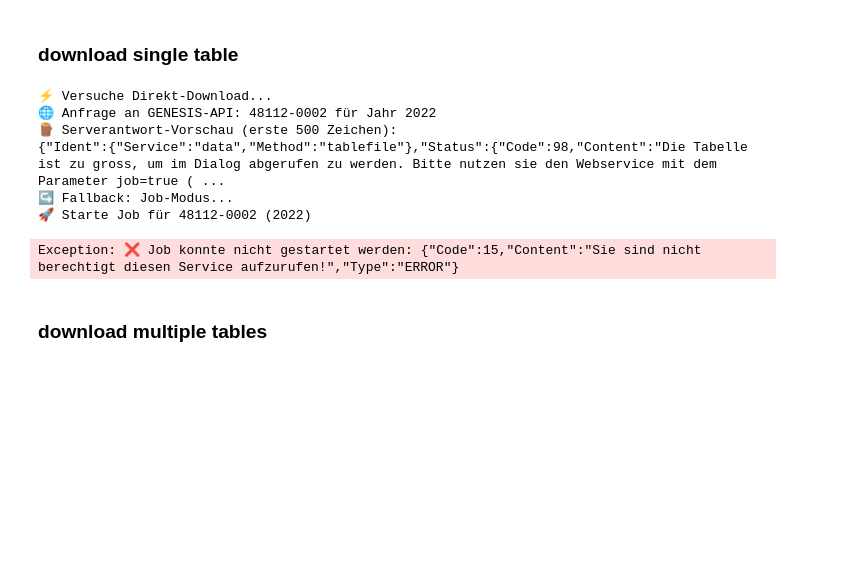
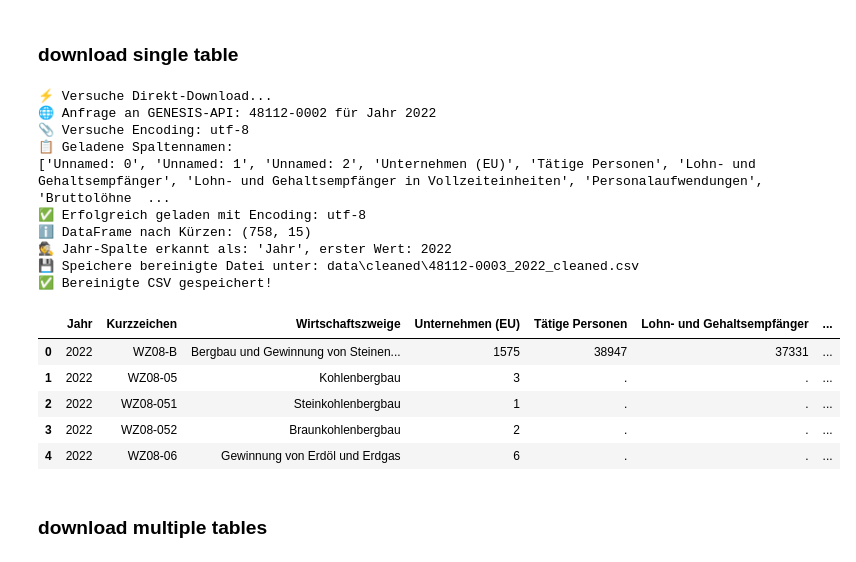
Before and after one commit to s0578620/Data-Science-Project_GENESIS, a Jupyter notebook: analyse.ipynb, the cells around one changed output. Cells and saved outputs as stored; diff of their text form; code cells hidden in the pictures; blank space fills up the shorter version.

Commit message:
MODIFIED: table download works now for specific year. Download all files at once works fine now too

```diff
--- a/analyse.ipynb
+++ b/analyse.ipynb
@@ -5,24 +5,35 @@
 # %%
 import os, sys
 sys.path.append(os.path.abspath("src"))
 from src.download_table_auto import download_and_extract_table_auto
-from src.loader import load_genesis_csv
 
 from src.loader import load_genesis_csv
 
-csv_path = download_and_extract_table_auto("48112-0002", "2022", dest_folder="data/raw")
-df = load_genesis_csv(csv_path, zip_name="48112-0002")
+code = "48112-0002"
+c_year = "2022"
+
+csv_path = download_and_extract_table_auto(code, c_year, dest_folder="data/raw")
+df = load_genesis_csv(csv_path, zip_name=c_year)
 
 if df is not None:
     display(df.head())
 # %% [output]
 ⚡ Versuche Direkt-Download...
 🌐 Anfrage an GENESIS-API: 48112-0002 für Jahr 2022
-🪵 Serverantwort-Vorschau (erste 500 Zeichen):
-{"Ident":{"Service":"data","Method":"tablefile"},"Status":{"Code":98,"Content":"Die Tabelle ist zu gross, um im Dialog abgerufen zu werden. Bitte nutzen sie den Webservice mit dem Parameter job=true ( ...
-↪️ Fallback: Job-Modus...
-🚀 Starte Job für 48112-0002 (2022)
+📎 Versuche Encoding: utf-8
+📋 Geladene Spaltennamen:
+['Unnamed: 0', 'Unnamed: 1', 'Unnamed: 2', 'Unternehmen (EU)', 'Tätige Personen', 'Lohn- und Gehaltsempfänger', 'Lohn- und Gehaltsempfänger in Vollzeiteinheiten', 'Personalaufwendungen', 'Bruttolöhne  ...
+✅ Erfolgreich geladen mit Encoding: utf-8
+ℹ️ DataFrame nach Kürzen: (758, 15)
+🕵️ Jahr-Spalte erkannt als: 'Jahr', erster Wert: 2022
+💾 Speichere bereinigte Datei unter: data\cleaned\48112-0003_2022_cleaned.csv
+✅ Bereinigte CSV gespeichert!
-Exception: ❌ Job konnte nicht gestartet werden: {"Code":15,"Content":"Sie sind nicht berechtigt diesen Service aufzurufen!","Type":"ERROR"}
+|  | Jahr | Kurzzeichen | Wirtschaftszweige | Unternehmen (EU) | Tätige Personen | Lohn- und Gehaltsempfänger | ... |
+| 0 | 2022 | WZ08-B | Bergbau und Gewinnung von Steinen... | 1575 | 38947 | 37331 | ... |
+| 1 | 2022 | WZ08-05 | Kohlenbergbau | 3 | . | . | ... |
+| 2 | 2022 | WZ08-051 | Steinkohlenbergbau | 1 | . | . | ... |
+| 3 | 2022 | WZ08-052 | Braunkohlenbergbau | 2 | . | . | ... |
+| 4 | 2022 | WZ08-06 | Gewinnung von Erdöl und Erdgas | 6 | . | . | ... |
 # %% [markdown]
 ### download multiple tables
 # %%
```
Also changed, not shown: parts of 2 cells of this notebook, 3 other files.
